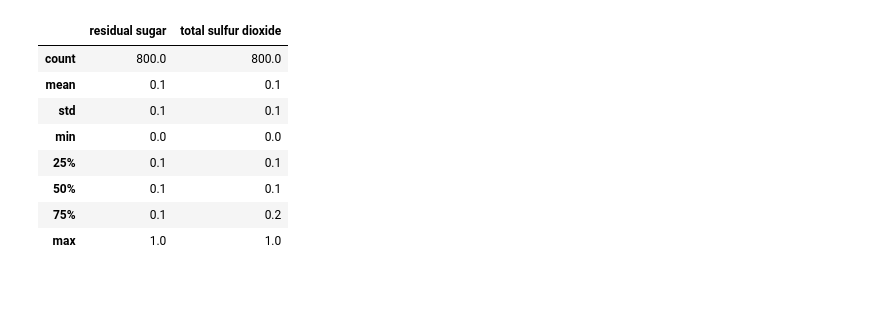
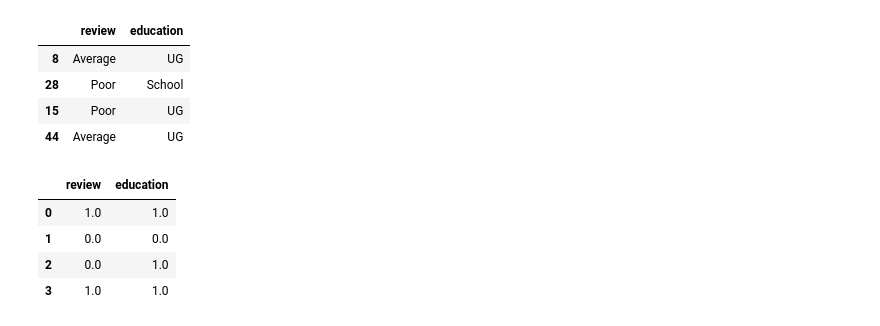
Before and after one commit to sj-workbench/years_of_learnings, a Jupyter notebook: feature_eng.ipynb, the cells around one changed output. Drawn from its saved outputs; the diff is of its cells as text; code cells hidden in the pictures; blank space fills up the shorter version.

```diff
--- a/feature_eng.ipynb
+++ b/feature_eng.ipynb
@@ -108,14 +104,12 @@ x_test.shape
-# %%
-# NORMALISATION
-from sklearn.preprocessing import MinMaxScaler
-scaler = MinMaxScaler()
-
-# fitting training data, it will learn the parameter
-scaler.fit(x_train)
-
-# transform train and test data
-x_train_scaled = scaler.transform(x_train)
-x_test_scaled = scaler.transform(x_test)
+# %%
+# Ordinal Encoding
+from sklearn.preprocessing import OrdinalEncoder
+ode = OrdinalEncoder(categories = [['Poor','Average','Good'],['School','UG','PG']])
+
+ode.fit(x_train)
+
+x_train_scaled = ode.transform(x_train)
+x_test_scaled = ode.transform(x_test)
 # %%
 x_train_scaled = pd.DataFrame(x_train_scaled, columns = x_train.columns)
 x_test_scaled = pd.DataFrame(x_test_scaled, columns = x_test.columns)
@@ -134,12 +116,16 @@ np.round(x_train.describe(),1)
-# %%
-np.round(x_train_scaled.describe(),1)
-# %% [output]
-|  | residual sugar | total sulfur dioxide |
-| count | 800.0 | 800.0 |
-| mean | 0.1 | 0.1 |
-| std | 0.1 | 0.1 |
-| min | 0.0 | 0.0 |
-| 25% | 0.1 | 0.1 |
-| 50% | 0.1 | 0.1 |
-| 75% | 0.1 | 0.2 |
-| max | 1.0 | 1.0 |
+# %%
+x_train.head(4)
+# %% [output]
+|  | review | education |
+| 8 | Average | UG |
+| 28 | Poor | School |
+| 15 | Poor | UG |
+| 44 | Average | UG |
+# %%
+x_train_scaled.head(4)
+# %% [output]
+|  | review | education |
+| 0 | 1.0 | 1.0 |
+| 1 | 0.0 | 0.0 |
+| 2 | 0.0 | 1.0 |
+| 3 | 1.0 | 1.0 |
```
Also changed, not shown: parts of 23 cells of this notebook.
